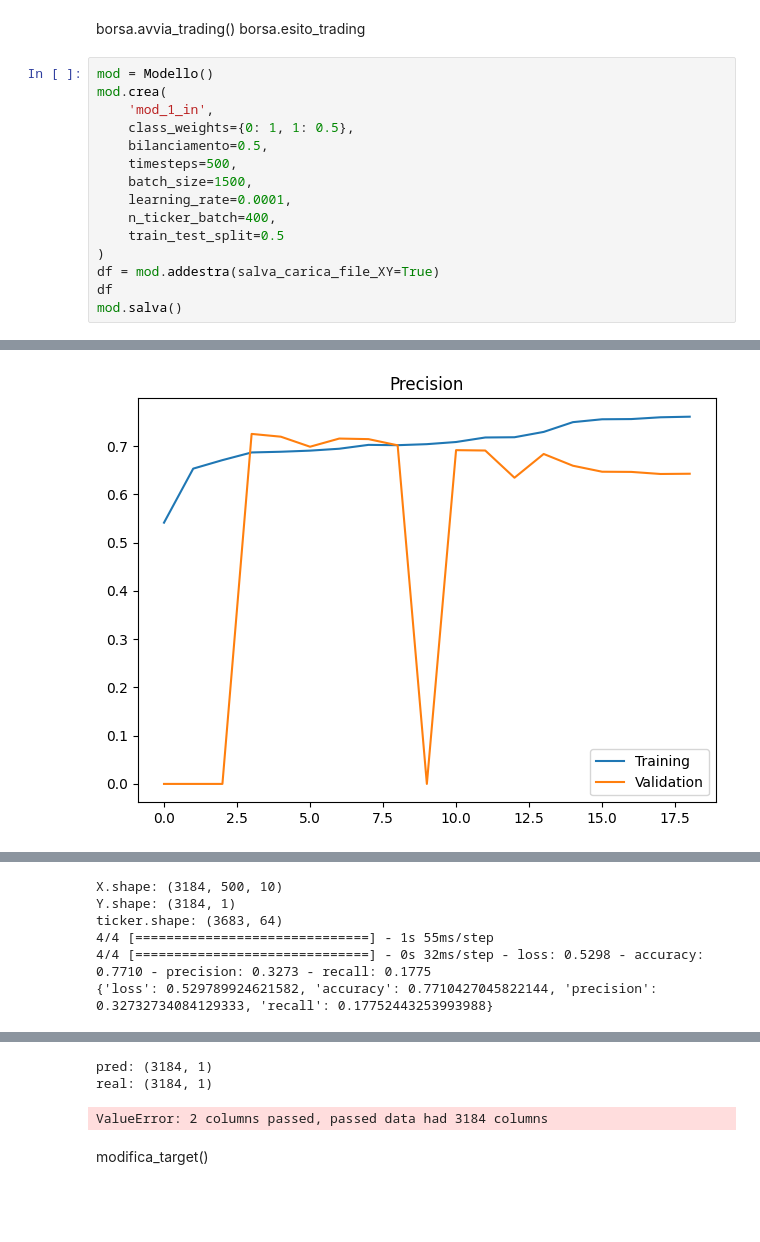
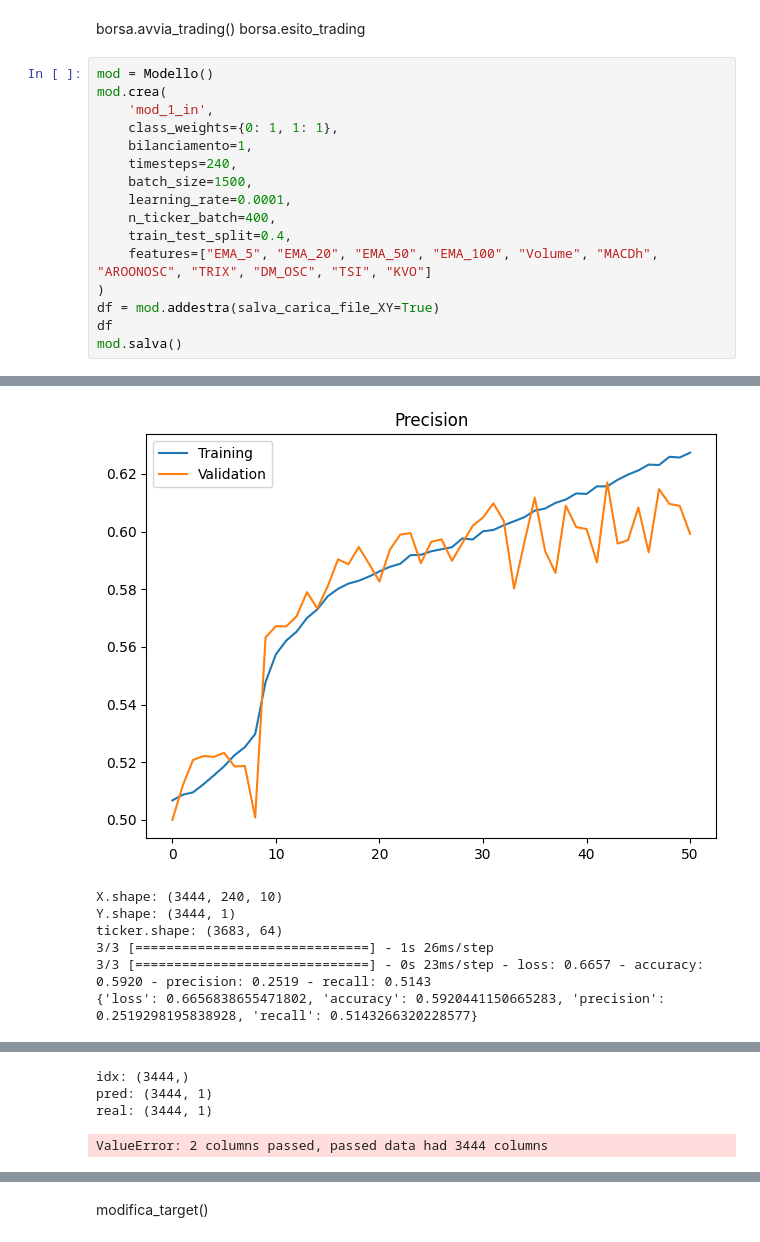
Before and after one commit to enricomarchi/Borsa, a Jupyter notebook: Test_trading_multiplo.ipynb, the cells around one changed output, grey strips where cells are left out. Saved outputs shown, nothing was run; the diff lists cells and outputs as text; blank space fills up the shorter version.

```diff
--- a/Test_trading_multiplo.ipynb
+++ b/Test_trading_multiplo.ipynb
@@ -1348,13 +1351,14 @@ borsa.esito_trading
 mod = Modello()
 mod.crea(
     'mod_1_in',
-    class_weights={0: 1, 1: 0.5},
-    bilanciamento=0.5,
-    timesteps=500,
+    class_weights={0: 1, 1: 1},
+    bilanciamento=1,
+    timesteps=240,
     batch_size=1500,
     learning_rate=0.0001,
     n_ticker_batch=400,
-    train_test_split=0.5
+    train_test_split=0.4,
+    features=["EMA_5", "EMA_20", "EMA_50", "EMA_100", "Volume", "MACDh", "AROONOSC", "TRIX", "DM_OSC", "TSI", "KVO"]
 )
 df = mod.addestra(salva_carica_file_XY=True)
 df
@@ -1400 +1385,7 @@ Epoch 19: early stopping
-[figure, old version]
+[figure, new version]
+X.shape: (3444, 240, 10)
+Y.shape: (3444, 1)
+ticker.shape: (3683, 64)
+3/3 [==============================] - 1s 26ms/step
+3/3 [==============================] - 0s 23ms/step - loss: 0.6657 - accuracy: 0.5920 - precision: 0.2519 - recall: 0.5143
+{'loss': 0.6656838655471802, 'accuracy': 0.5920441150665283, 'precision': 0.2519298195838928, 'recall': 0.5143266320228577}
@@ -1401,6 +1393,4 @@ Epoch 19: early stopping
+idx: (3444,)
+pred: (3444, 1)
+real: (3444, 1)
-X.shape: (3184, 500, 10)
-Y.shape: (3184, 1)
-ticker.shape: (3683, 64)
-4/4 [==============================] - 1s 55ms/step
-4/4 [==============================] - 0s 32ms/step - loss: 0.5298 - accuracy: 0.7710 - precision: 0.3273 - recall: 0.1775
-{'loss': 0.529789924621582, 'accuracy': 0.7710427045822144, 'precision': 0.32732734084129333, 'recall': 0.17752443253993988}
+ValueError: 2 columns passed, passed data had 3444 columns
@@ -1408,6 +1397,3 @@ ticker.shape: (3683, 64)
-pred: (3184, 1)
-real: (3184, 1)
-ValueError: 2 columns passed, passed data had 3184 columns
 # %% [markdown]
 modifica_target()
 # %% [markdown]
```
Also changed, not shown: parts of 2 cells of this notebook.
